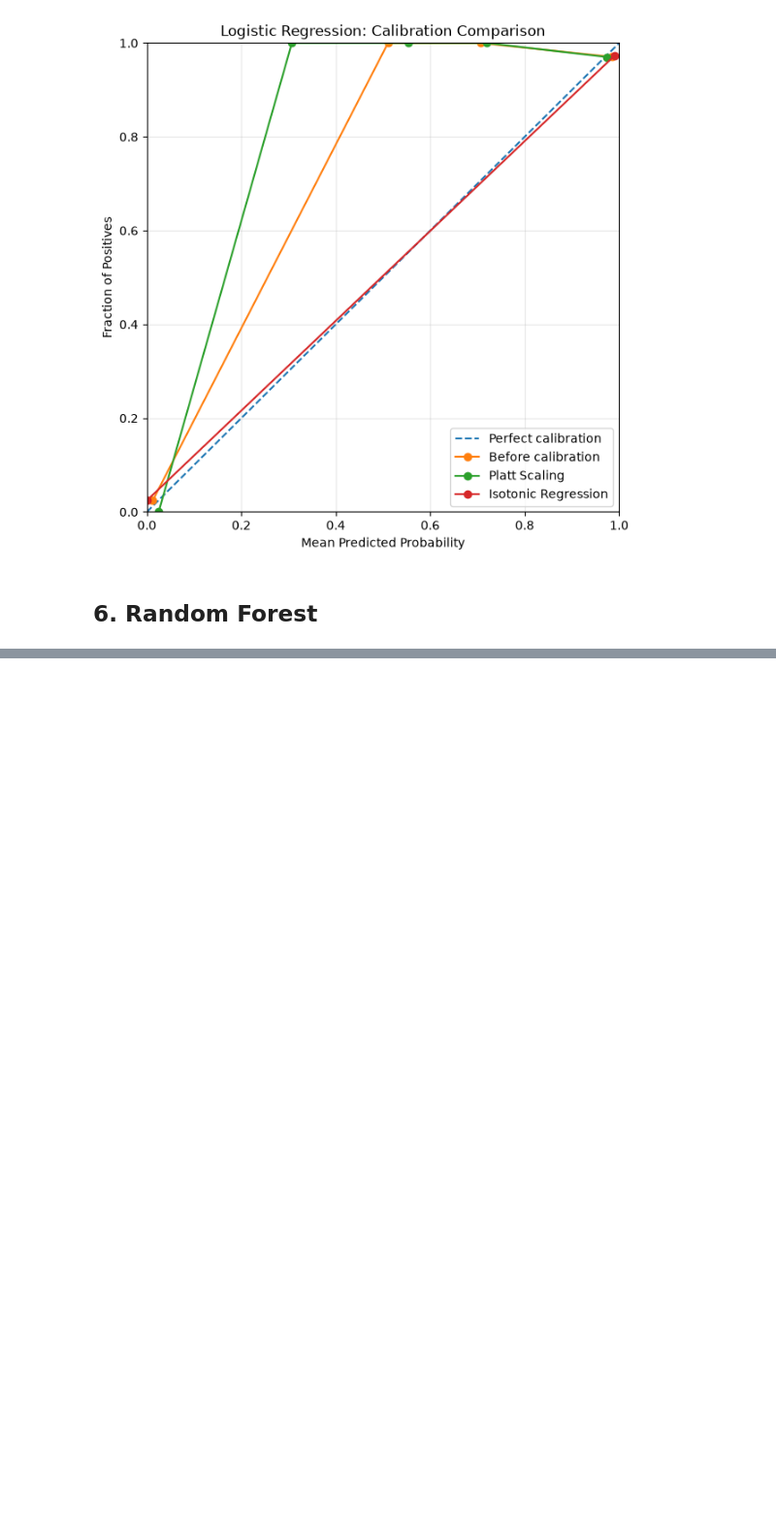
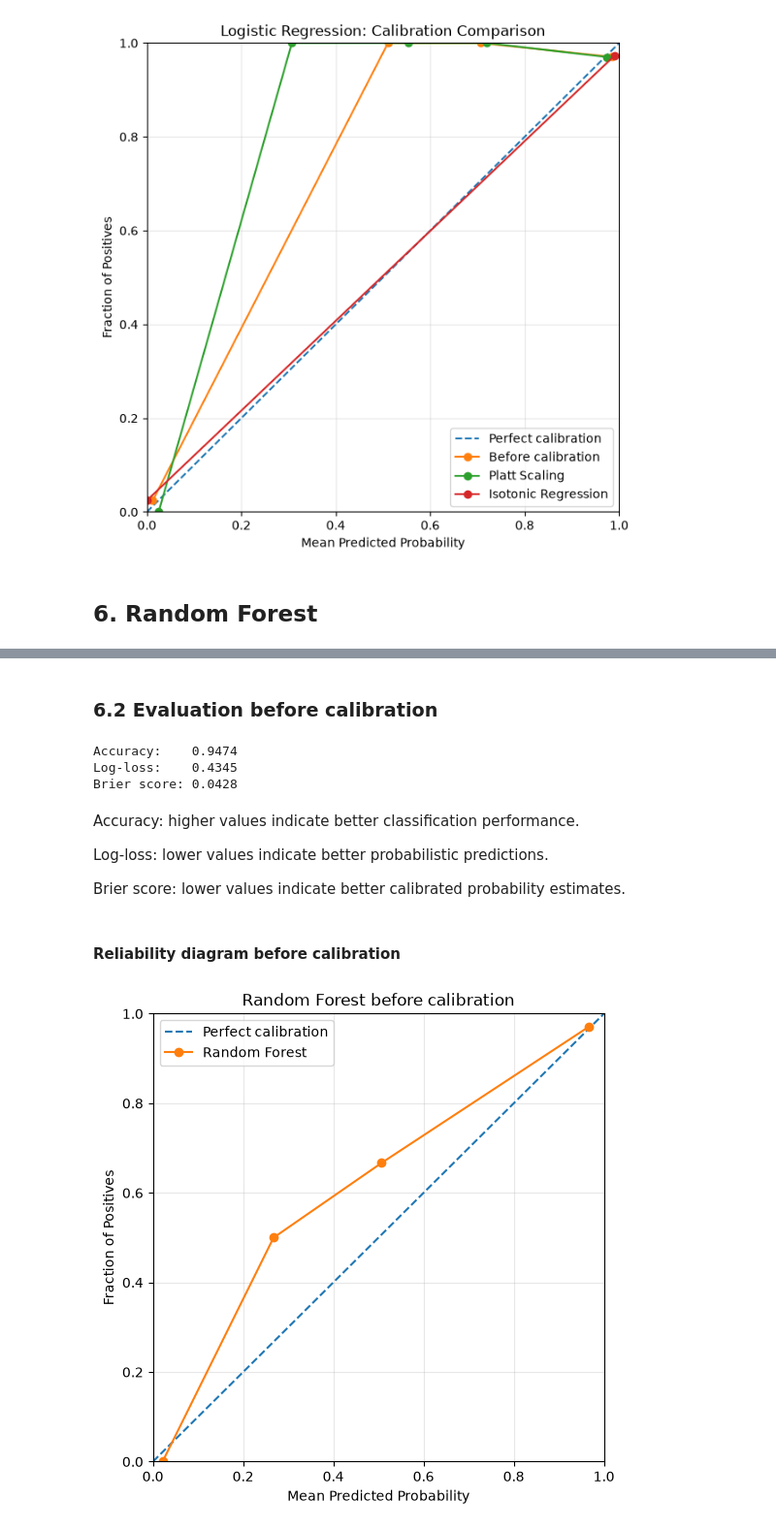
Before and after one commit to martamacri/Calibration_of_Probabilities, a Jupyter notebook: notebooks/01_breast_cancer_analysis.ipynb, the cells around one changed output, grey strips where cells are left out. Shown at 97% size. Drawn from its saved outputs; the diff is of its cells as text; code cells hidden in the pictures; blank space fills up the shorter version.

```diff
--- a/notebooks/01_breast_cancer_analysis.ipynb
+++ b/notebooks/01_breast_cancer_analysis.ipynb
@@ -663,0 +666,7 @@ compare_all_calibrations(
+# %%
+rf = RandomForestClassifier(
+    n_estimators=100,
+    random_state=42
+)
+
+rf.fit(x_train, y_train)
@@ -663,0 +677,2 @@ compare_all_calibrations(
+# %%
+y_prob_test_rf = rf.predict_proba(x_test)[:, 1]
@@ -663,0 +685,32 @@ compare_all_calibrations(
+# %% [markdown]
+### 6.2 Evaluation before calibration
+# %%
+accuracy_rf = accuracy_score(y_test, y_pred_test_rf)
+logloss_rf = log_loss(y_test, y_prob_test_rf)
+brier_rf = brier_score_loss(y_test, y_prob_test_rf)
+
+print(f"Accuracy:    {accuracy_rf:.4f}")
+print(f"Log-loss:    {logloss_rf:.4f}")
+print(f"Brier score: {brier_rf:.4f}")
+# %% [output]
+Accuracy:    0.9474
+Log-loss:    0.4345
+Brier score: 0.0428
+# %% [markdown]
+Accuracy: higher values indicate better classification performance.
+
+Log-loss: lower values indicate better probabilistic predictions.
+
+Brier score: lower values indicate better calibrated probability estimates.
+# %% [markdown]
+#### Reliability diagram before calibration
+# %%
+plot_reliability_diagram(
+    y_test,
+    y_prob_test_rf,
+    model_label="Random Forest",
+    title="Random Forest before calibration",
+    n_bins=5
+)
+# %% [output]
+[figure, added]
```
Also changed, not shown: parts of 16 cells of this notebook.
